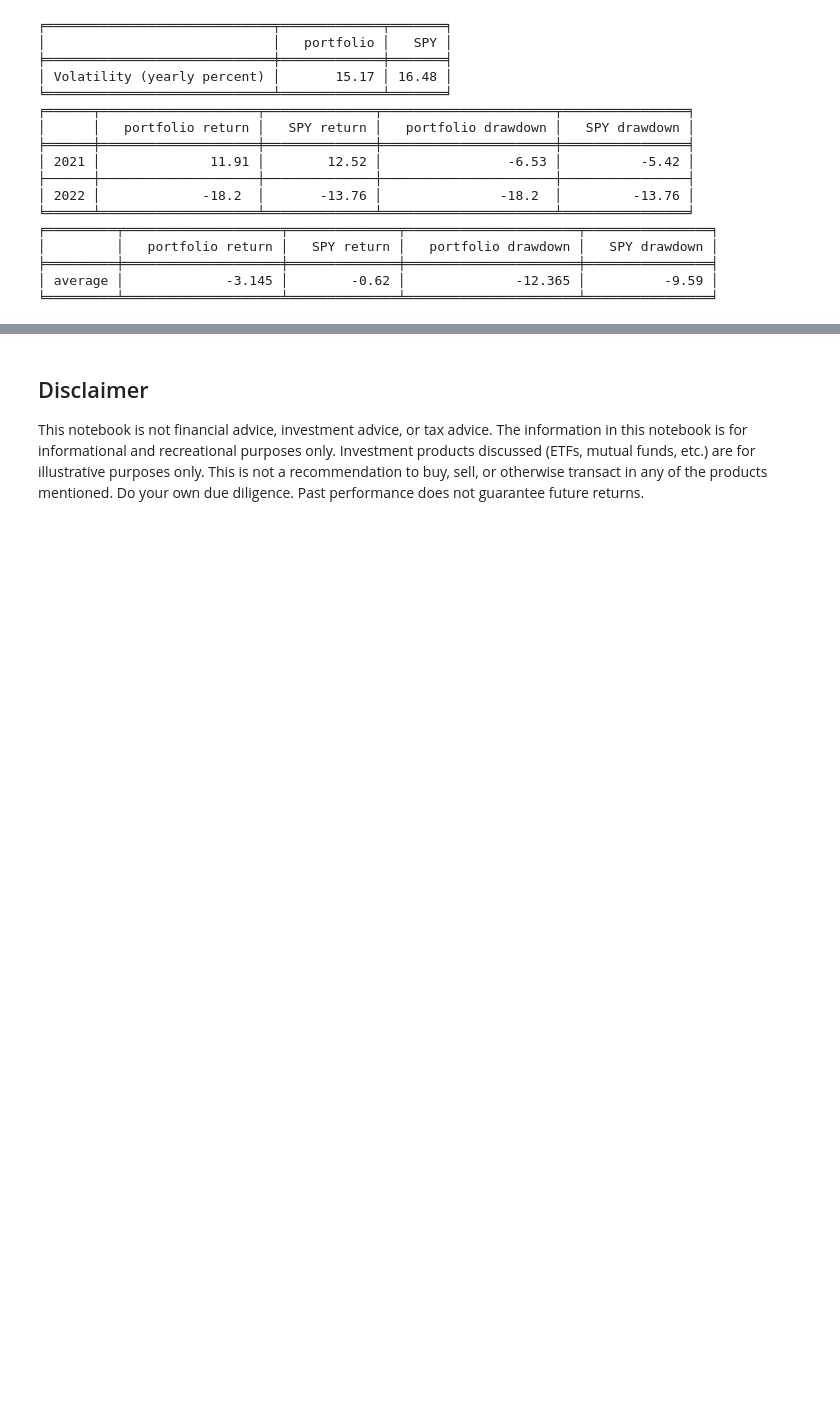
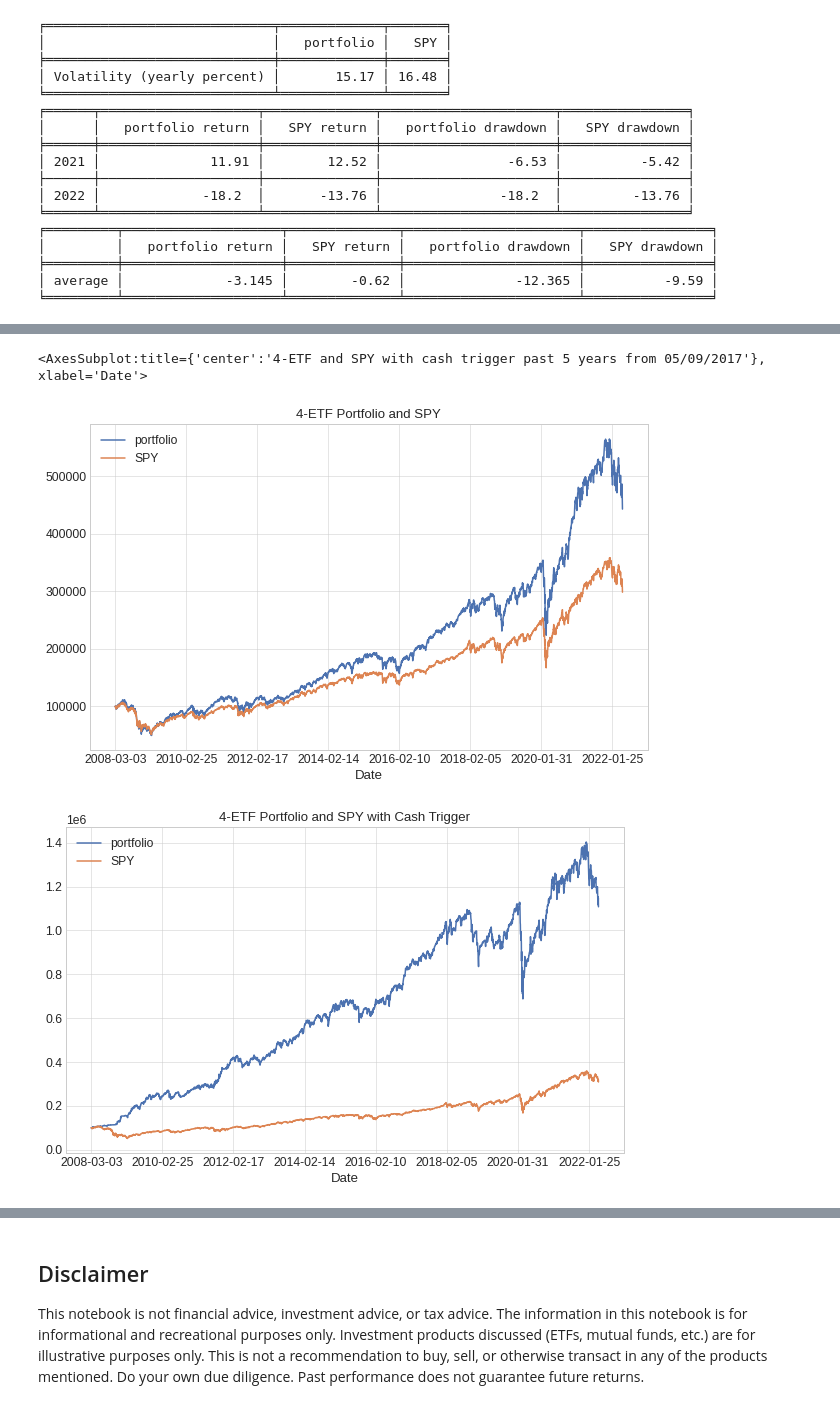
Before and after one commit to IanLKaplan/cash_trigger, a Jupyter notebook: cash_trigger.ipynb, the cells around one changed output, grey strips where cells are left out. Saved outputs shown, nothing was run; the diff lists cells and outputs as text; code cells hidden in the pictures; blank space fills up the shorter version.

Commit message:
Added 4-ETF portfolio

```diff
--- a/cash_trigger.ipynb
+++ b/cash_trigger.ipynb
@@ -1298,0 +1364,10 @@ will resemble the 2008-2009 downturn.
+# %%
+market_etfs = ['SOXX', 'VV', 'VO', 'VB']
+
+market_etf_file = "market_etf_adjclose"
+market_etf_adjclose = get_market_data(file_name=market_etf_file,
+                                      data_col='Adj Close',
+                                      symbols=market_etfs,
+                                      data_source=data_source,
+                                      start_date=start_date,
+                                      end_date=end_date)
@@ -1298,0 +1392,60 @@ will resemble the 2008-2009 downturn.
+# %%
+def calc_asset_portfolio(holdings: float, prices_df: pd.DataFrame, weights: np.array) -> pd.DataFrame:
+    start_balance = holdings * weights
+    portfolio_df = pd.DataFrame()
+    year_periods = find_year_periods(prices_df)
+    # columns=['start_ix', 'end_ix', 'year']
+    for ix, period in year_periods.iterrows():
+        start_ix = period['start_ix']
+        end_ix = period['end_ix']
+        year_prices_df = prices_df[:][start_ix:end_ix+1]
+        year_return = return_df(year_prices_df)
+        year_portfolio_df = pd.DataFrame([[], [], [], []]).transpose()
+        year_portfolio_df.columns = prices_df.columns
+        for jx, col in enumerate(year_prices_df.columns):
+            col_prices_a = apply_return(start_balance[jx], year_return[col])
+            year_portfolio_df[col] = pd.DataFrame(col_prices_a)
+        year_total = year_portfolio_df.tail(1).values.sum()
+        # rebalanced every year
+        start_balance = year_total * weights
+        portfolio_df = pd.concat([portfolio_df, year_portfolio_df])
+    date_index = prices_df.index
+    portfolio_df.index = date_index
+    return portfolio_df
+
+
+
+etf_weights = np.full(market_etf_adjclose.shape[1], 0.25)
+portfolio_prices = calc_asset_portfolio(holdings=holdings, prices_df=market_etf_adjclose, weights=etf_weights)
+portfolio_sum_s = portfolio_prices.sum(axis=1)
+portfolio_sum_df = pd.DataFrame(portfolio_sum_s)
+portfolio_sum_df.columns = ['portfolio']
+plot_df = build_plot_data(holdings=holdings, portfolio_df=portfolio_sum_df, spy_df=spy_close)
+plot_df.plot(grid=True, title='4-ETF Portfolio and SPY', figsize=(10,6))
+
+four_etf_portfolio_df, t = portfolio_return(holdings=holdings,
+                                               risk_asset=portfolio_sum_df,
+                                               bond_asset=cash_trigger_bond_adjclose,
+                                               spy_data=spy_data,
+                                               start_date=start_date,
+                                               end_date=end_date
+                                               )
+
+plot_df = build_plot_data(holdings=holdings, portfolio_df=four_etf_portfolio_df, spy_df=spy_close)
+plot_df.plot(grid=True, title='4-ETF Portfolio and SPY with Cash Trigger', figsize=(10,6))
+
+five_year_etf_portfolio_df, t = portfolio_return(holdings=holdings,
+                                               risk_asset=portfolio_sum_df,
+                                               bond_asset=cash_trigger_bond_adjclose,
+                                               spy_data=spy_data,
+                                               start_date=d5_year_start,
+                                               end_date=end_date
+                                               )
+
+plot_df = build_plot_data(holdings=holdings, portfolio_df=five_year_etf_portfolio_df, spy_df=spy_close)
+
+plot_df.plot(grid=True, title=f'4-ETF and SPY with cash trigger past 5 years from {d5_year_start.strftime("%m/%d/%Y")}', figsize=(10,6))
+# %% [output]
+<AxesSubplot:title={'center':'4-ETF and SPY with cash trigger past 5 years from 05/09/2017'}, xlabel='Date'>
+[figure, added]
+[figure, added]
```
Also changed, not shown: parts of 13 cells of this notebook, 1 other file.
